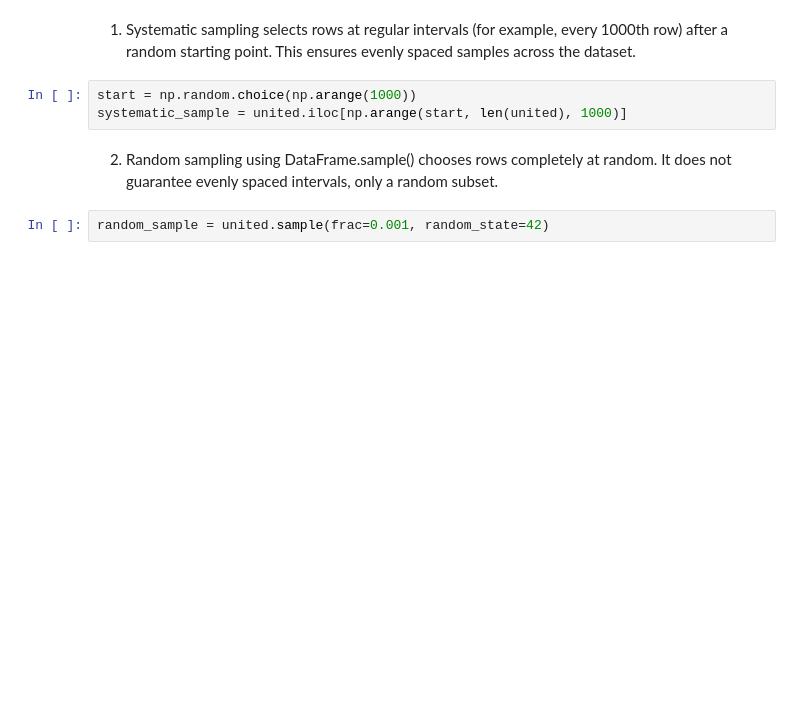
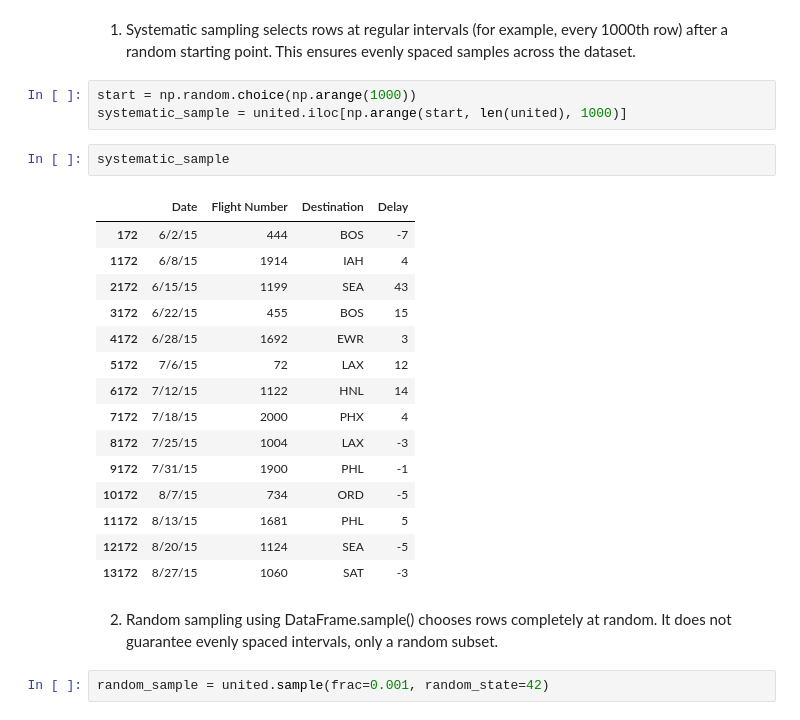
Before and after one commit to gabrielalusofona/icd, a Jupyter notebook: 03-ComparingDistributions.ipynb, the cells around one changed output. Cells and saved outputs as stored; diff of their text form; blank space fills up the shorter version.

```diff
--- a/03-ComparingDistributions.ipynb
+++ b/03-ComparingDistributions.ipynb
@@ -316,6 +514,24 @@ systematic_sample
 # %%
 start = np.random.choice(np.arange(1000))
 systematic_sample = united.iloc[np.arange(start, len(united), 1000)]
+# %%
+systematic_sample
+# %% [output]
+|  | Date | Flight Number | Destination | Delay |
+| 172 | 6/2/15 | 444 | BOS | -7 |
+| 1172 | 6/8/15 | 1914 | IAH | 4 |
+| 2172 | 6/15/15 | 1199 | SEA | 43 |
+| 3172 | 6/22/15 | 455 | BOS | 15 |
+| 4172 | 6/28/15 | 1692 | EWR | 3 |
+| 5172 | 7/6/15 | 72 | LAX | 12 |
+| 6172 | 7/12/15 | 1122 | HNL | 14 |
+| 7172 | 7/18/15 | 2000 | PHX | 4 |
+| 8172 | 7/25/15 | 1004 | LAX | -3 |
+| 9172 | 7/31/15 | 1900 | PHL | -1 |
+| 10172 | 8/7/15 | 734 | ORD | -5 |
+| 11172 | 8/13/15 | 1681 | PHL | 5 |
+| 12172 | 8/20/15 | 1124 | SEA | -5 |
+| 13172 | 8/27/15 | 1060 | SAT | -3 |
 # %% [markdown]
 2. Random sampling using DataFrame.sample() chooses rows completely at random. It does not guarantee evenly spaced intervals, only a random subset.
 # %%
```
Also changed, not shown: parts of 114 cells of this notebook, 1 other file.
